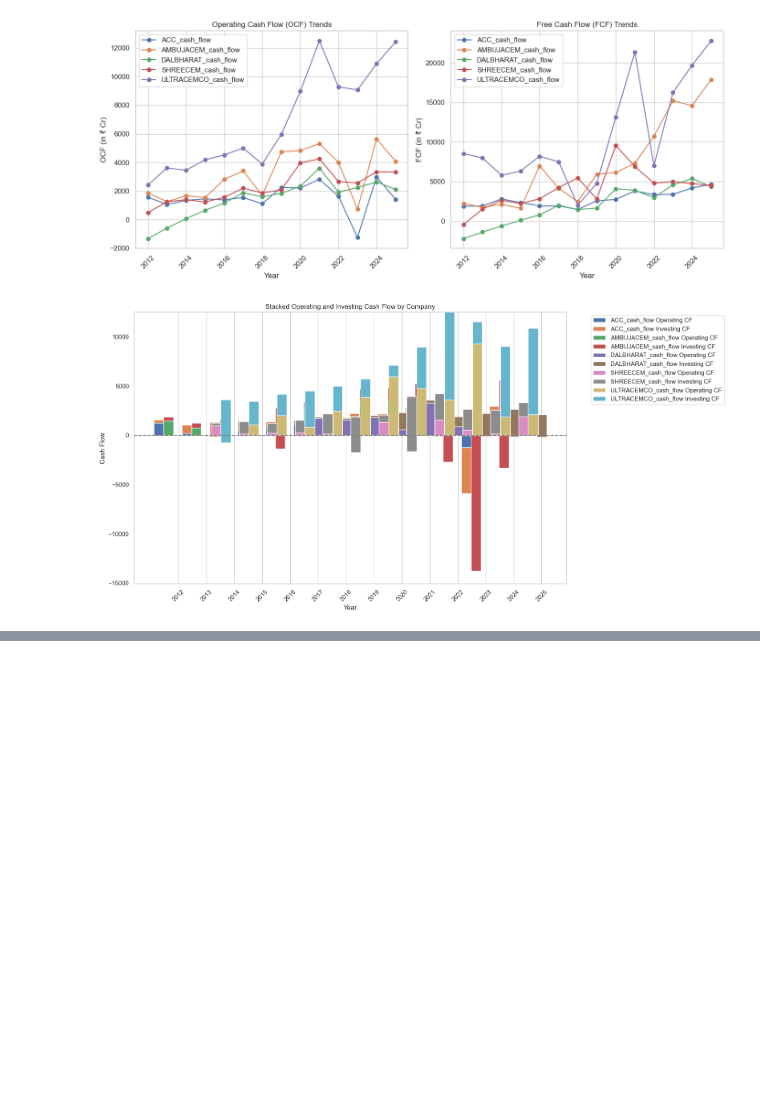
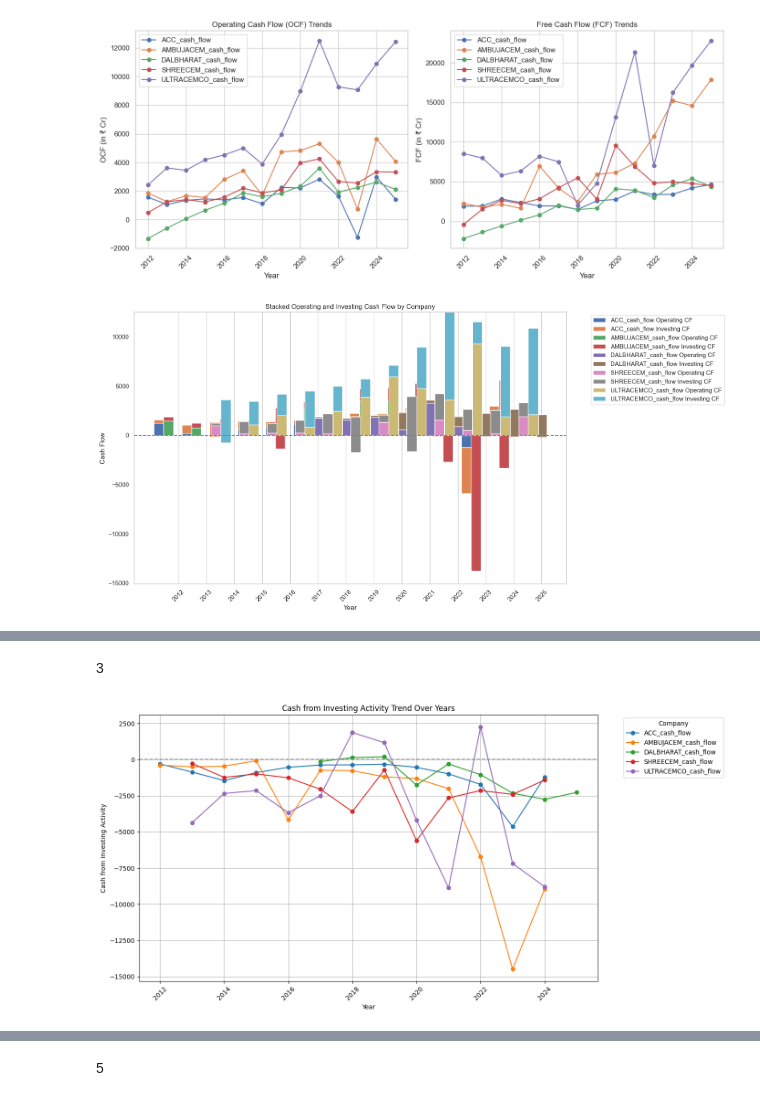
Before and after one commit to karankrish/Riskify, a Jupyter notebook: notebooks/Preprocessing/CashFlow.ipynb, the cells around one changed output, grey strips where cells are left out. Saved outputs shown, nothing was run; the diff lists cells and outputs as text; code cells hidden in the pictures; blank space fills up the shorter version.

```diff
--- a/notebooks/Preprocessing/CashFlow.ipynb
+++ b/notebooks/Preprocessing/CashFlow.ipynb
@@ -539,0 +720,78 @@ plt.show()
+# %% [markdown]
+3
+# %%
+import pandas as pd
+import matplotlib.pyplot as plt
+
+# --- User Inputs ---
+file_path = input("📂 Enter Excel file path: ").strip()
+sheet_name = input("🗂️ Enter sheet name (leave blank for first sheet): ").strip() or None
+financial_metric = input("💵 Enter financial metric to filter (default: 'Cash from Investing Activity'): ").strip()
+if not financial_metric:
+    financial_metric = "Cash from Investing Activity"
+
+# Input threshold percentile value (0 to 1)
+while True:
+    try:
+        threshold_percentile = float(input("📊 Enter threshold percentile (e.g., 0.25 for 25th percentile): ").strip())
+        if 0 <= threshold_percentile <= 1:
+            break
+        else:
+            print("⚠️ Please enter a value between 0 and 1.")
+    except ValueError:
+        print("⚠️ Invalid input. Enter a decimal between 0 and 1.")
+
+output_excel = input("💾 Enter output Excel file path to save heavy investment periods: ").strip()
+
+# --- Load Data ---
+df = pd.read_excel(file_path, sheet_name=sheet_name)
+df.columns = [str(col).strip() for col in df.columns]
+df['Company'] = df['Company'].str.strip()
+
+# --- Filter for financial metric ---
+filtered_df = df[df['Financial_Metric'] == financial_metric].copy()
+
+# --- Prepare DataFrame ---
+filtered_df = filtered_df.set_index('Company').drop(columns=['Financial_Metric'])
+year_cols = [col for col in filtered_df.columns if str(col).isdigit()]
+filtered_df = filtered_df[year_cols]
+filtered_df = filtered_df.transpose()
+filtered_df.index = filtered_df.index.astype(int)
+
+# --- Plotting ---
+plt.figure(figsize=(14, 7))
+for company in filtered_df.columns:
+    plt.plot(filtered_df.index, filtered_df[company], marker='o', label=company)
+
+plt.title(f"{financial_metric} Trend Over Years")
+plt.xlabel("Year")
+plt.ylabel(financial_metric)
+plt.axhline(0, color='gray', linestyle='--')
+plt.grid(True)
+plt.legend(title="Company", bbox_to_anchor=(1.05, 1), loc='upper left')
+plt.xticks(rotation=45)
+plt.tight_layout()
+plt.show()
+
+# --- Calculate company-specific threshold ---
+company_thresholds = filtered_df.quantile(threshold_percentile)
+
+# Identify heavy investment years (values below threshold)
+heavy_investments = {}
+for company in filtered_df.columns:
+    threshold = company_thresholds[company]
+    heavy_years = filtered_df.index[filtered_df[company] < threshold].tolist()
+    heavy_investments[company] = heavy_years
+
+# Print heavy investment years per company
+print(f"\nHeavy Capital Investment Years (Company-specific {int(threshold_percentile*100)}th percentile thresholds):")
+for comp, years in heavy_investments.items():
+    print(f"{comp}: {years if years else 'None'}")
+
+# --- Save heavy investment periods to Excel ---
+heavy_inv_df = pd.DataFrame.from_dict(heavy_investments, orient='index').transpose()
+heavy_inv_df.to_excel(output_excel, index=False)
+
+print(f"\n✅ Heavy investment periods saved to: {output_excel}")
+# %% [output]
+[figure, added]
@@ -539,0 +806,2 @@ plt.show()
+# %% [markdown]
+5
```
Also changed, not shown: parts of 11 cells of this notebook.
